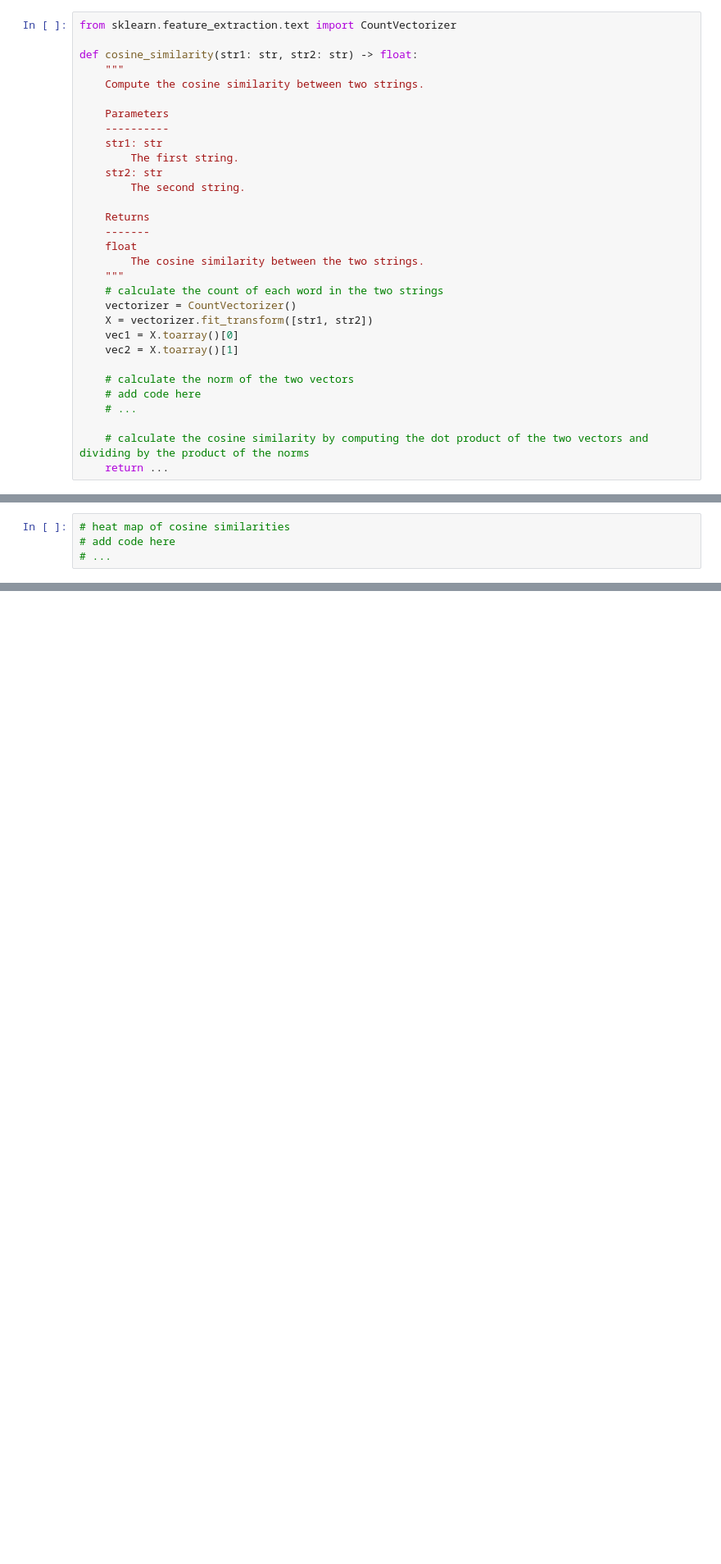
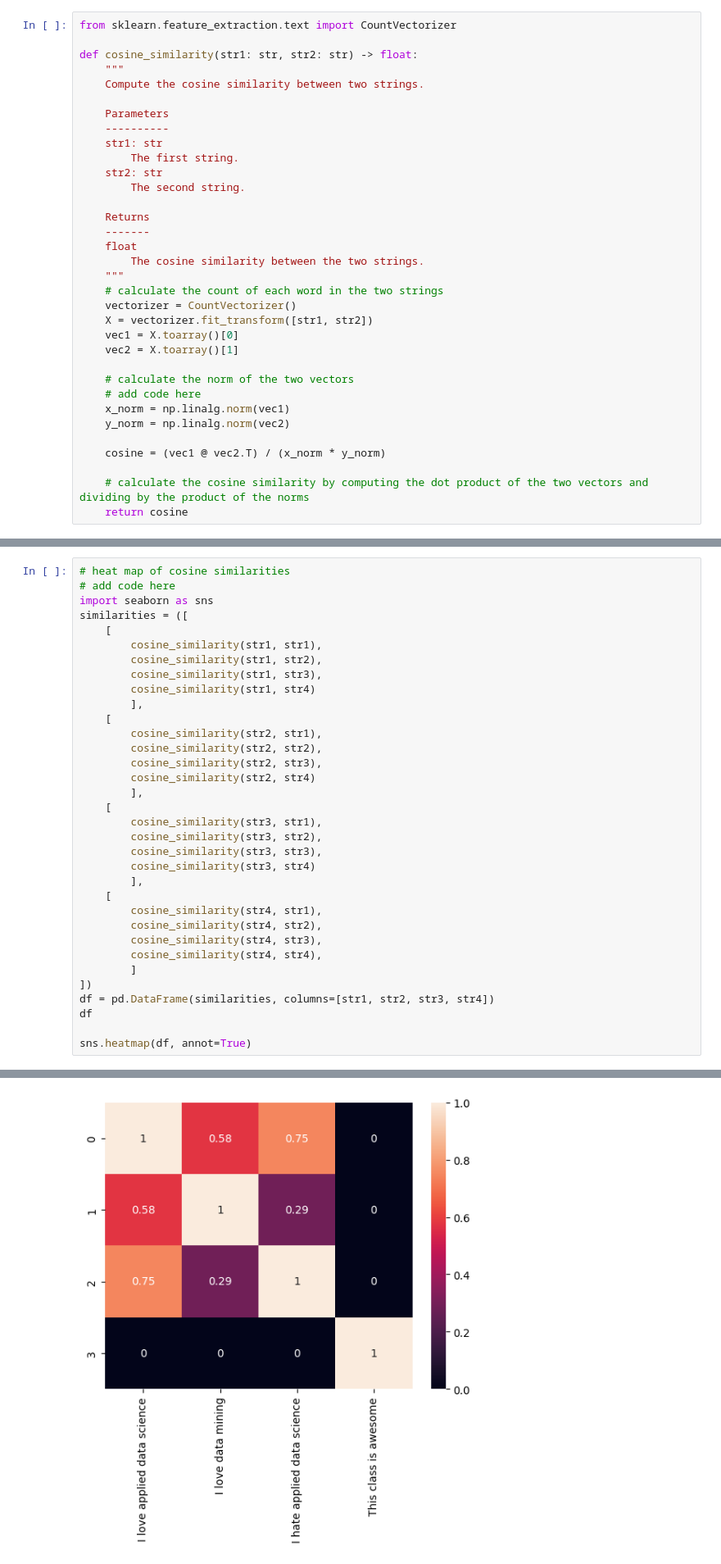
Before and after one commit to LCDA-UCP/tac-hands-on, a Jupyter notebook: exercises/session04/text_similarity.ipynb, the cells around one changed output, grey strips where cells are left out. Shown at 82% size. Saved outputs shown, nothing was run; the diff lists cells and outputs as text; blank space fills up the shorter version.

```diff
--- a/exercises/session04/text_similarity.ipynb
+++ b/exercises/session04/text_similarity.ipynb
@@ -70,10 +108,13 @@ def cosine_similarity(str1: str, str2: str) -> float:
 
     # calculate the norm of the two vectors
     # add code here
-    # ...
+    x_norm = np.linalg.norm(vec1)
+    y_norm = np.linalg.norm(vec2)
+
+    cosine = (vec1 @ vec2.T) / (x_norm * y_norm)
 
     # calculate the cosine similarity by computing the dot product of the two vectors and dividing by the product of the norms
-    return ...
+    return cosine
 # %%
 # Test with the first two strings
 cosine_similarity(str1, str2)
@@ -85,4 +123,35 @@ np.float64(0.5773502691896258)
 # %%
 # heat map of cosine similarities
 # add code here
-# ...
+import seaborn as sns
+similarities = ([
+    [
+        cosine_similarity(str1, str1),
+        cosine_similarity(str1, str2),
+        cosine_similarity(str1, str3),
+        cosine_similarity(str1, str4)
+        ],
+    [
+        cosine_similarity(str2, str1),
+        cosine_similarity(str2, str2),
+        cosine_similarity(str2, str3),
+        cosine_similarity(str2, str4)
+        ],
+    [
+        cosine_similarity(str3, str1),
+        cosine_similarity(str3, str2),
+        cosine_similarity(str3, str3),
+        cosine_similarity(str3, str4)
+        ],
+    [
+        cosine_similarity(str4, str1),
+        cosine_similarity(str4, str2),
+        cosine_similarity(str4, str3),
+        cosine_similarity(str4, str4),
+        ]
+])
+df = pd.DataFrame(similarities, columns=[str1, str2, str3, str4])
+df
+
+sns.heatmap(df, annot=True)
+# %% [output]
@@ -88,0 +159 @@ np.float64(0.5773502691896258)
+[figure, added]
```
Also changed, not shown: parts of 4 cells of this notebook.
